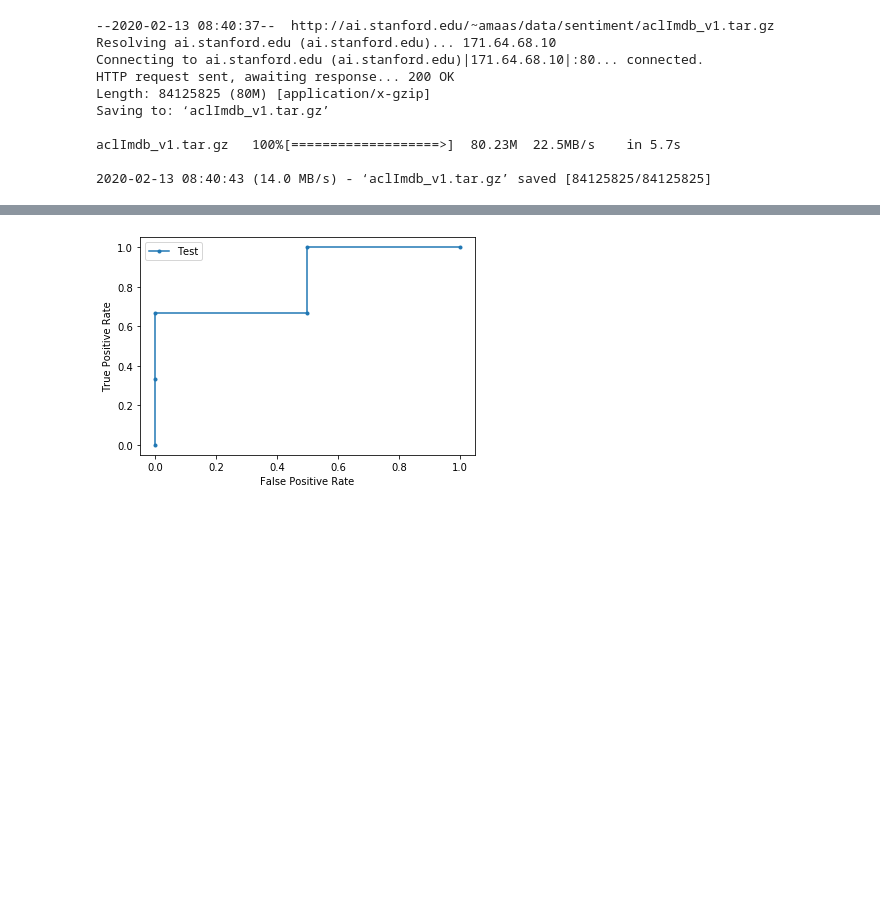
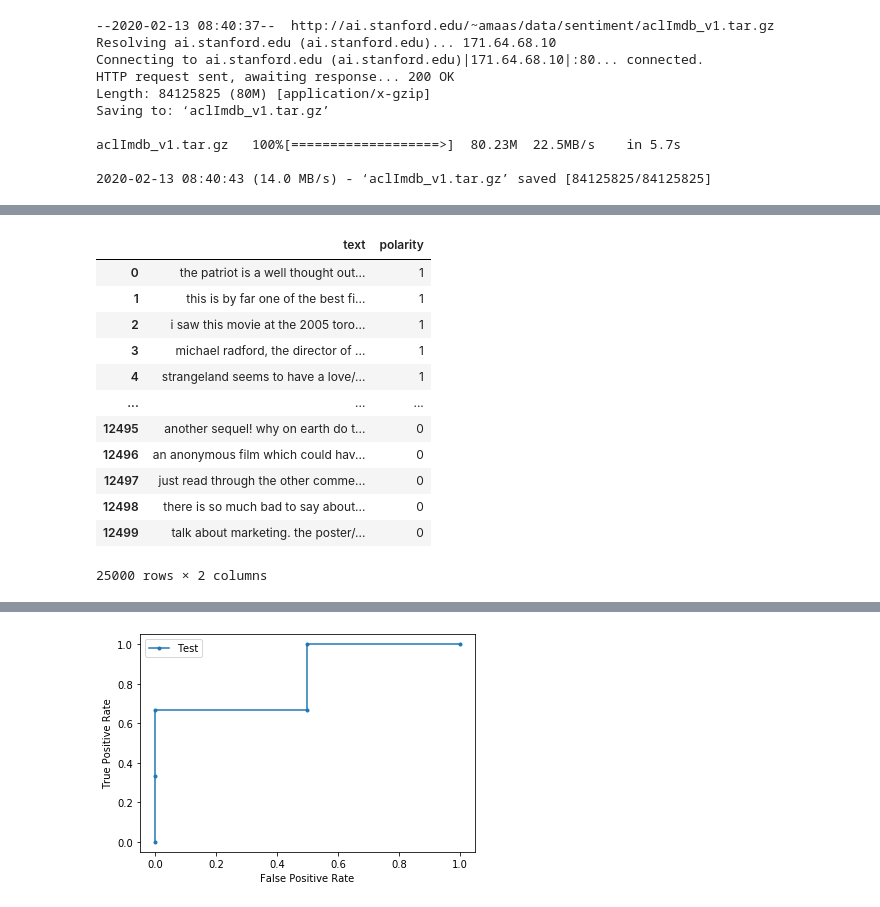
Before and after one commit to MacJei/comp_ling, a Jupyter notebook: ML_hw2.ipynb, the cells around one changed output, grey strips where cells are left out. Drawn from its saved outputs; the diff is of its cells as text; code cells hidden in the pictures; blank space fills up the shorter version.

```diff
--- a/ML_hw2.ipynb
+++ b/ML_hw2.ipynb
@@ -37,14 +37,23 @@ path_train_neg = '/content/aclImdb/train/neg'
 path_train_pos = '/content/aclImdb/train/pos'
 # %%
 find_test_neg = os.walk(path_test_neg)
-tests_neg = list(find_test_neg)
-# [0][-1]
+tests_neg = list(find_test_neg)[0][-1]
+# print(tests_neg)
 
 find_test_pos = os.walk(path_test_pos)
 tests_pos = list(find_test_pos)[0][-1]
+# print(tests_pos)
 
-train_neg_gen = os.walk(train_neg_path)
-trains_neg = list(train_neg_gen)[0][-1]
+find_train_neg = os.walk(path_train_neg)
+trains_neg = list(find_train_neg)[0][-1]
 
-train_pos_gen = os.walk(train_pos_path)
-trains_pos = list(train_pos_gen)[0][-1]
+find_train_pos = os.walk(path_train_pos)
+trains_pos = list(find_train_pos)[0][-1]
+# %%
+def collect_texts(path, files):
+  texts = [open('{}/{}'.format(path, file)).read().lower() for file in files]
+  return texts
+# %%
+test_pos_df = pd.DataFrame(collect_texts(path_test_pos, tests_pos),  columns = ['text'])
+test_pos_df['polarity'] = 1
+test_pos_df.head()
@@ -50,0 +67,4 @@ trains_pos = list(train_pos_gen)[0][-1]
+# %%
+test_neg_df = pd.DataFrame(collect_texts(path_test_neg, tests_neg),  columns = ['text'])
+test_neg_df['polarity'] = 0
+test_neg_df.head()
@@ -50,0 +78,17 @@ trains_pos = list(train_pos_gen)[0][-1]
+# %%
+test = pd.concat((test_pos_df, test_neg_df))
+test
+# %% [output]
+|  | text | polarity |
+| 0 | the patriot is a well thought out... | 1 |
+| 1 | this is by far one of the best fi... | 1 |
+| 2 | i saw this movie at the 2005 toro... | 1 |
+| 3 | michael radford, the director of ... | 1 |
+| 4 | strangeland seems to have a love/... | 1 |
+| ... | ... | ... |
+| 12495 | another sequel! why on earth do t... | 0 |
+| 12496 | an anonymous film which could hav... | 0 |
+| 12497 | just read through the other comme... | 0 |
+| 12498 | there is so much bad to say about... | 0 |
+| 12499 | talk about marketing. the poster/... | 0 |
+25000 rows × 2 columns
```
Also changed, not shown: parts of 9 cells of this notebook.
